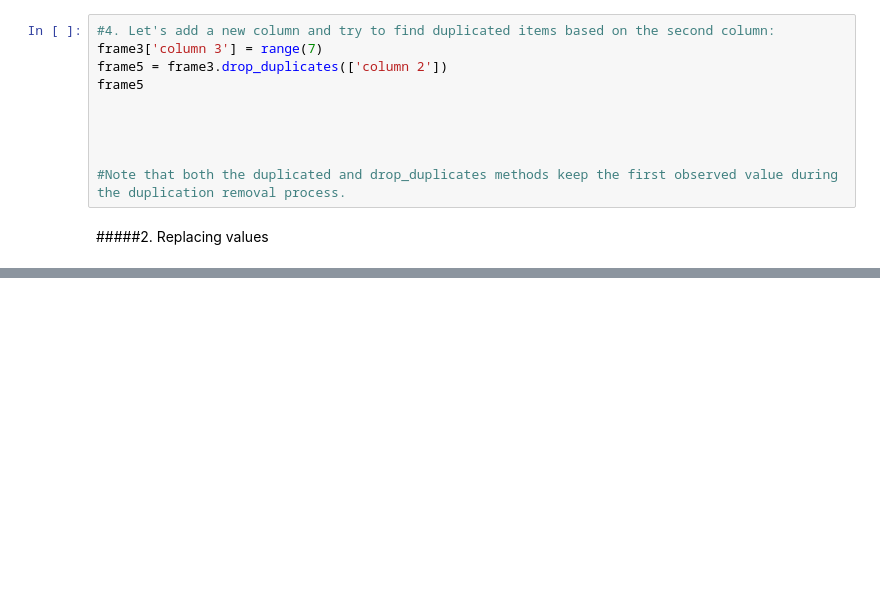
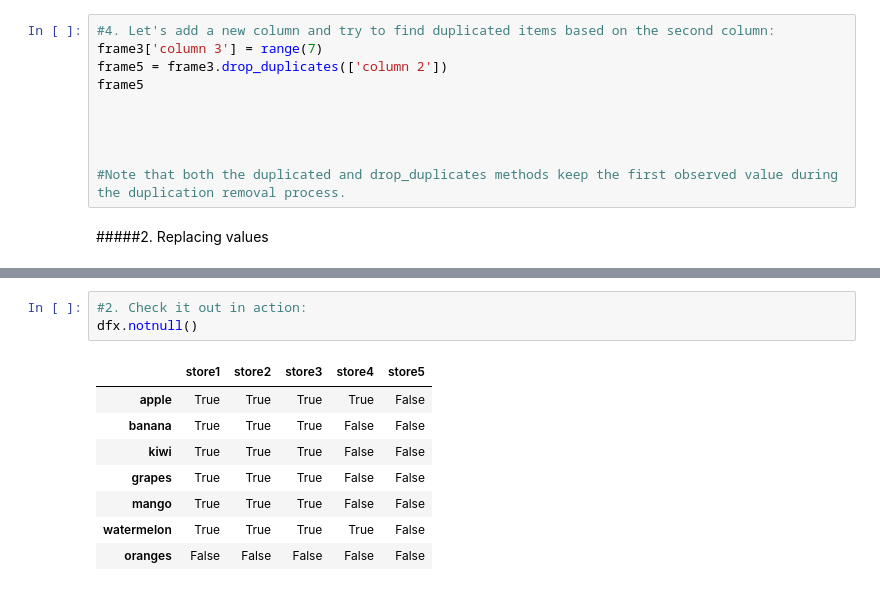
Before and after one commit to salemprakash/EDA, a Jupyter notebook: Chapter2.ipynb, the cells around one changed output, grey strips where cells are left out. Drawn from its saved outputs; the diff is of its cells as text; blank space fills up the shorter version.

```diff
--- a/Chapter2.ipynb
+++ b/Chapter2.ipynb
@@ -167,0 +260,12 @@ replaceFrame.replace(to_replace =[-786, 0], value= [np.nan, 2])
+# %%
+#2. Check it out in action:
+dfx.notnull()
+# %% [output]
+|  | store1 | store2 | store3 | store4 | store5 |
+| apple | True | True | True | True | False |
+| banana | True | True | True | False | False |
+| kiwi | True | True | True | False | False |
+| grapes | True | True | True | False | False |
+| mango | True | True | True | False | False |
+| watermelon | True | True | True | True | False |
+| oranges | False | False | False | False | False |
```
Also changed, not shown: parts of 11 cells of this notebook.
